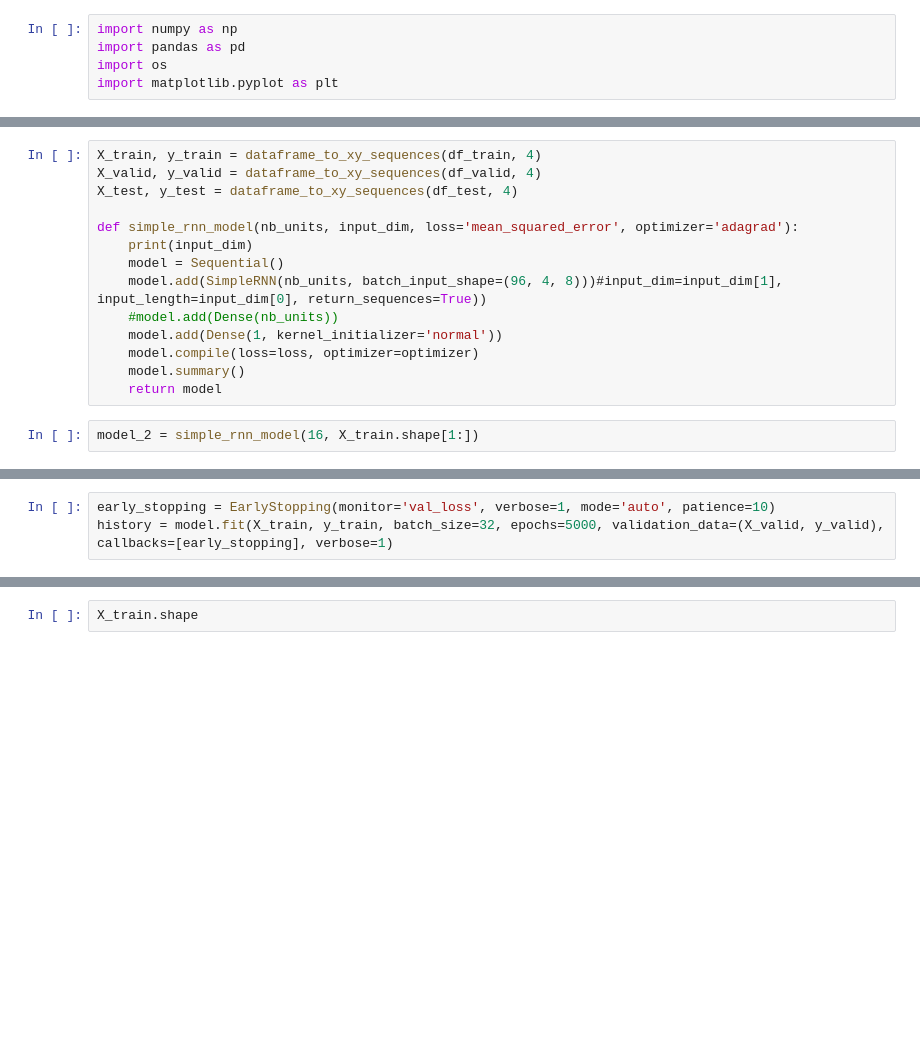
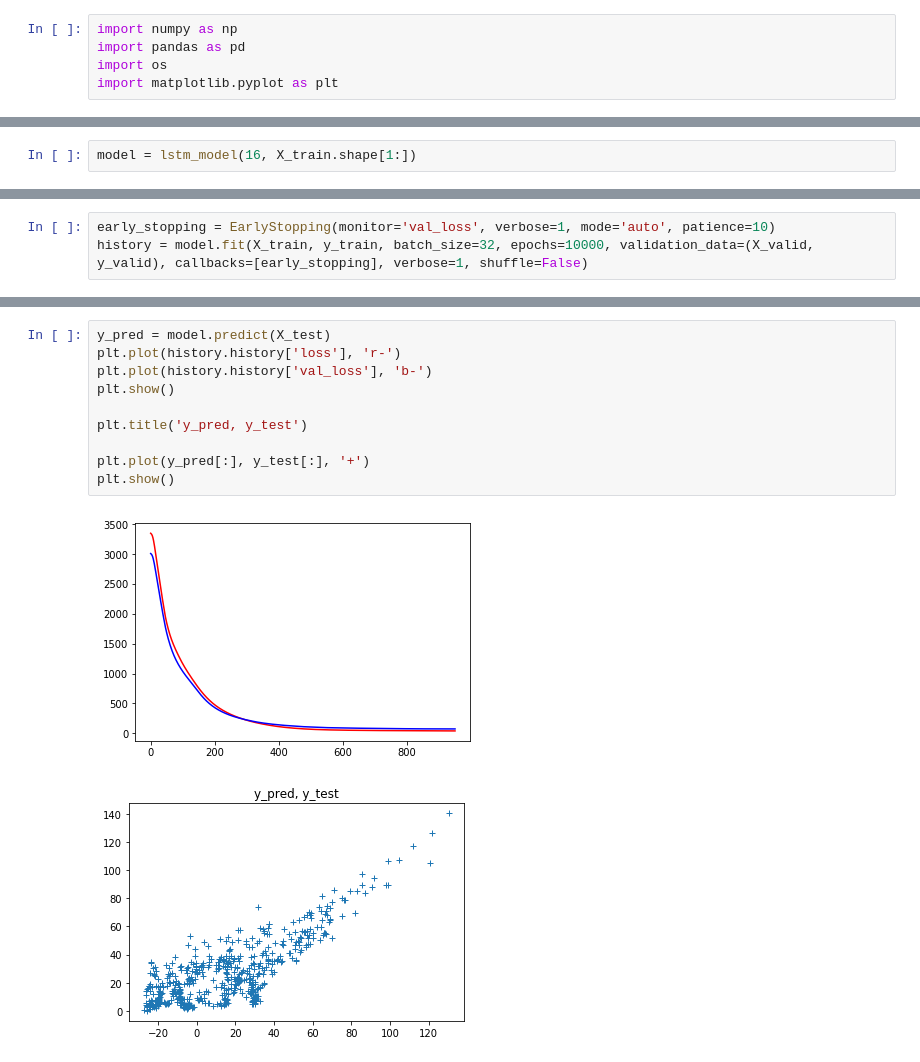
Before and after one commit to alexisdurieux/air_normand_pao, a Jupyter notebook: clean/no2/NO2_RNN.ipynb, the cells around one changed output, grey strips where cells are left out. Saved outputs shown, nothing was run; the diff lists cells and outputs as text; blank space fills up the shorter version.

Commit message:
rnn with lookback technique --> cannot test --> to fix

```diff
--- a/clean/no2/NO2_RNN.ipynb
+++ b/clean/no2/NO2_RNN.ipynb
@@ -128,17 +122,3 @@ plt.show()
-# %%
-X_train, y_train = dataframe_to_xy_sequences(df_train, 4)
-X_valid, y_valid = dataframe_to_xy_sequences(df_valid, 4)
-X_test, y_test = dataframe_to_xy_sequences(df_test, 4)
-
-def simple_rnn_model(nb_units, input_dim, loss='mean_squared_error', optimizer='adagrad'):
-    print(input_dim)
-    model = Sequential()
-    model.add(SimpleRNN(nb_units, batch_input_shape=(96, 4, 8)))#input_dim=input_dim[1], input_length=input_dim[0], return_sequences=True))
-    #model.add(Dense(nb_units))
-    model.add(Dense(1, kernel_initializer='normal'))
-    model.compile(loss=loss, optimizer=optimizer)
-    model.summary()
-    return model
 # %%
-model_2 = simple_rnn_model(16, X_train.shape[1:])
+model = lstm_model(16, X_train.shape[1:])
 # %% [output]
@@ -156,5 +135,5 @@ Non-trainable params: 0
 _________________________________________________________________
 # %%
 early_stopping = EarlyStopping(monitor='val_loss', verbose=1, mode='auto', patience=10)
-history = model.fit(X_train, y_train, batch_size=32, epochs=5000, validation_data=(X_valid, y_valid), callbacks=[early_stopping], verbose=1)
+history = model.fit(X_train, y_train, batch_size=32, epochs=10000, validation_data=(X_valid, y_valid), callbacks=[early_stopping], verbose=1, shuffle=False)
 # %% [output]
@@ -162,2 +157,13 @@ ValueError: Error when checking input: expected simple_rnn_1_input to have shape
-# %%
-X_train.shape
+# %%
+y_pred = model.predict(X_test)
+plt.plot(history.history['loss'], 'r-')
+plt.plot(history.history['val_loss'], 'b-')
+plt.show()
+
+plt.title('y_pred, y_test')
+
+plt.plot(y_pred[:], y_test[:], '+')
+plt.show()
+# %% [output]
+[figure, added]
+[figure, added]
```
Also changed, not shown: parts of 10 cells of this notebook, 3 other files.
